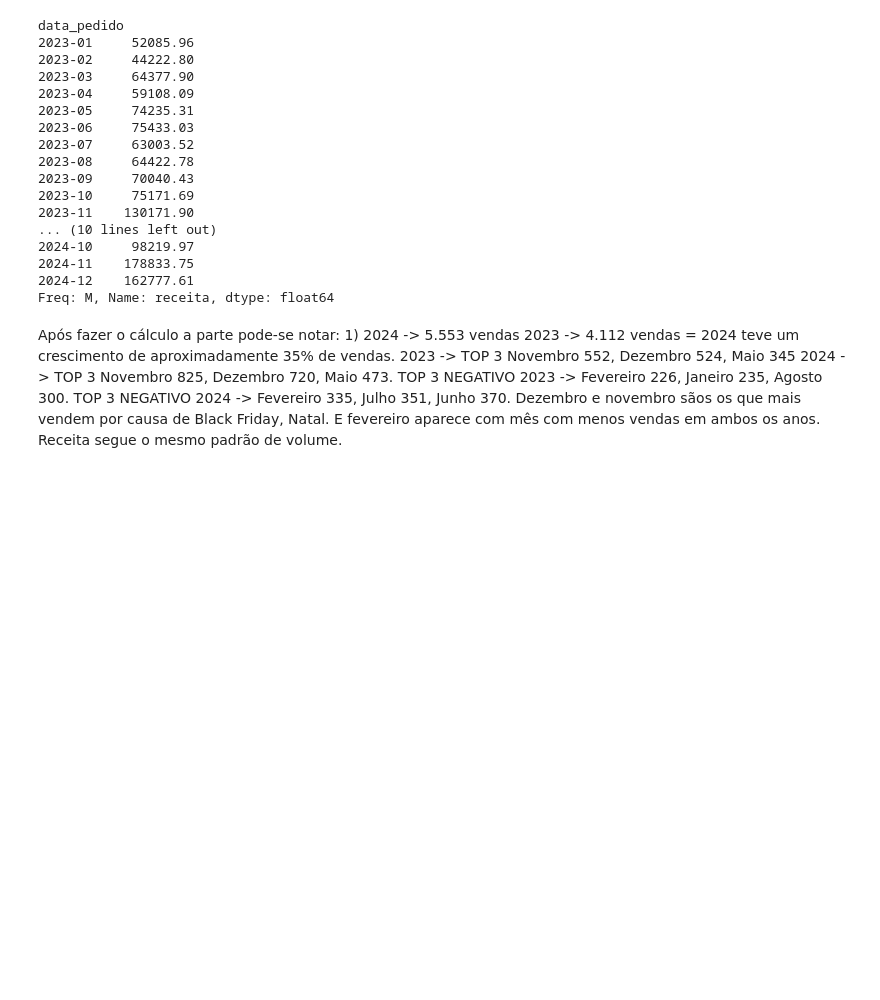
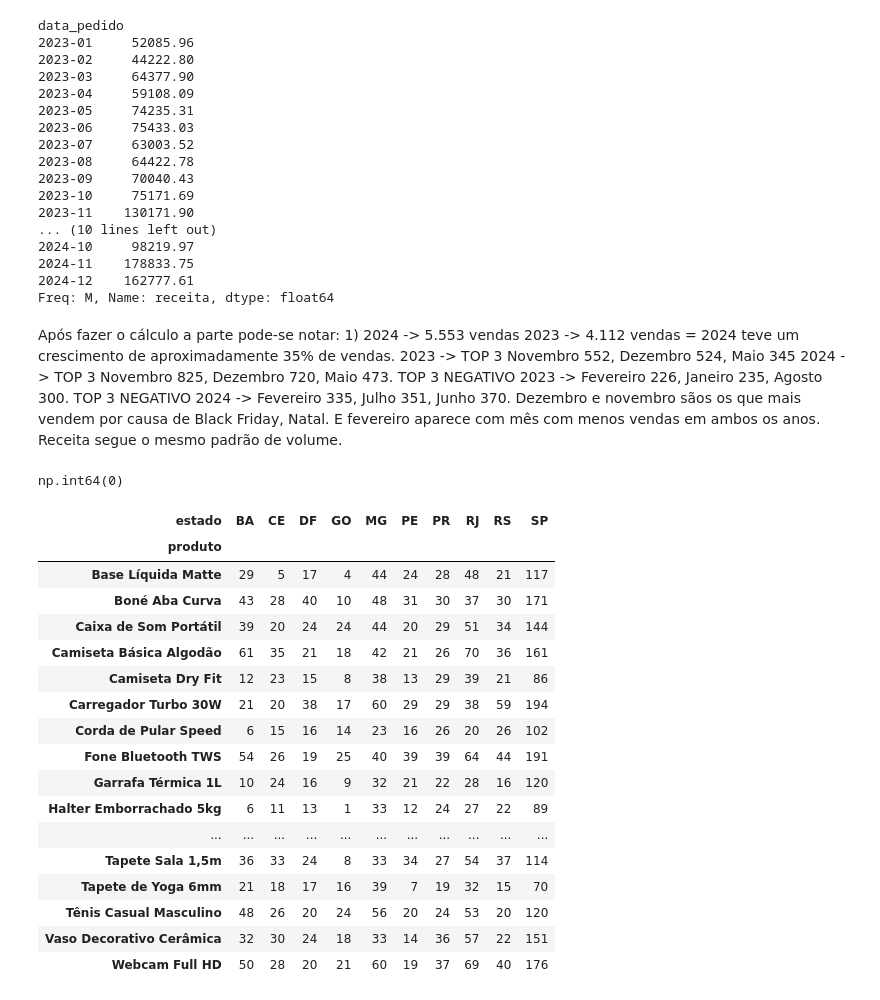
Before and after one commit to luizolavoremy/analise-pedidos-loja, a Jupyter notebook: analise_pedidos.ipynb, the cells around one changed output. Drawn from its saved outputs; the diff is of its cells as text; code cells hidden in the pictures; blank space fills up the shorter version.

```diff
--- a/analise_pedidos.ipynb
+++ b/analise_pedidos.ipynb
@@ -774,3 +774,35 @@ Freq: M, Name: receita, dtype: float64
 # %% [markdown]
 Após fazer o cálculo a parte pode-se notar: 1) 2024 -> 5.553 vendas 2023 -> 4.112 vendas = 2024 teve um crescimento de aproximadamente 35% de vendas.
 2023 -> TOP 3 Novembro 552, Dezembro 524, Maio 345 2024 -> TOP 3 Novembro 825, Dezembro 720, Maio 473. TOP 3 NEGATIVO 2023 -> Fevereiro 226, Janeiro 235, Agosto 300. TOP 3 NEGATIVO 2024 -> Fevereiro 335, Julho 351, Junho 370.  Dezembro e novembro sãos os que mais vendem por causa de Black Friday, Natal. E fevereiro aparece com mês com menos vendas em ambos os anos. Receita segue o mesmo padrão de volume.
+# %%
+tabela_produto_estado = df.pivot_table(
+    index="produto",
+    columns="estado",
+    values="quantidade",
+    aggfunc="sum"
+)
+# %%
+tabela_produto_estado.isna().sum().sum()
+# %% [output]
+np.int64(0)
+# %%
+tabela_produto_estado
+# %% [output]
+| estado | BA | CE | DF | GO | MG | PE | PR | RJ | RS | SP |
+| produto |  |  |  |  |  |  |  |  |  |  |
+| Base Líquida Matte | 29 | 5 | 17 | 4 | 44 | 24 | 28 | 48 | 21 | 117 |
+| Boné Aba Curva | 43 | 28 | 40 | 10 | 48 | 31 | 30 | 37 | 30 | 171 |
+| Caixa de Som Portátil | 39 | 20 | 24 | 24 | 44 | 20 | 29 | 51 | 34 | 144 |
+| Camiseta Básica Algodão | 61 | 35 | 21 | 18 | 42 | 21 | 26 | 70 | 36 | 161 |
+| Camiseta Dry Fit | 12 | 23 | 15 | 8 | 38 | 13 | 29 | 39 | 21 | 86 |
+| Carregador Turbo 30W | 21 | 20 | 38 | 17 | 60 | 29 | 29 | 38 | 59 | 194 |
+| Corda de Pular Speed | 6 | 15 | 16 | 14 | 23 | 16 | 26 | 20 | 26 | 102 |
+| Fone Bluetooth TWS | 54 | 26 | 19 | 25 | 40 | 39 | 39 | 64 | 44 | 191 |
+| Garrafa Térmica 1L | 10 | 24 | 16 | 9 | 32 | 21 | 22 | 28 | 16 | 120 |
+| Halter Emborrachado 5kg | 6 | 11 | 13 | 1 | 33 | 12 | 24 | 27 | 22 | 89 |
+| ... | ... | ... | ... | ... | ... | ... | ... | ... | ... | ... |
+| Tapete Sala 1,5m | 36 | 33 | 24 | 8 | 33 | 34 | 27 | 54 | 37 | 114 |
+| Tapete de Yoga 6mm | 21 | 18 | 17 | 16 | 39 | 7 | 19 | 32 | 15 | 70 |
+| Tênis Casual Masculino | 48 | 26 | 20 | 24 | 56 | 20 | 24 | 53 | 20 | 120 |
+| Vaso Decorativo Cerâmica | 32 | 30 | 24 | 18 | 33 | 14 | 36 | 57 | 22 | 151 |
+| Webcam Full HD | 50 | 28 | 20 | 21 | 60 | 19 | 37 | 69 | 40 | 176 |
```
Also changed, not shown: parts of 9 cells of this notebook.
